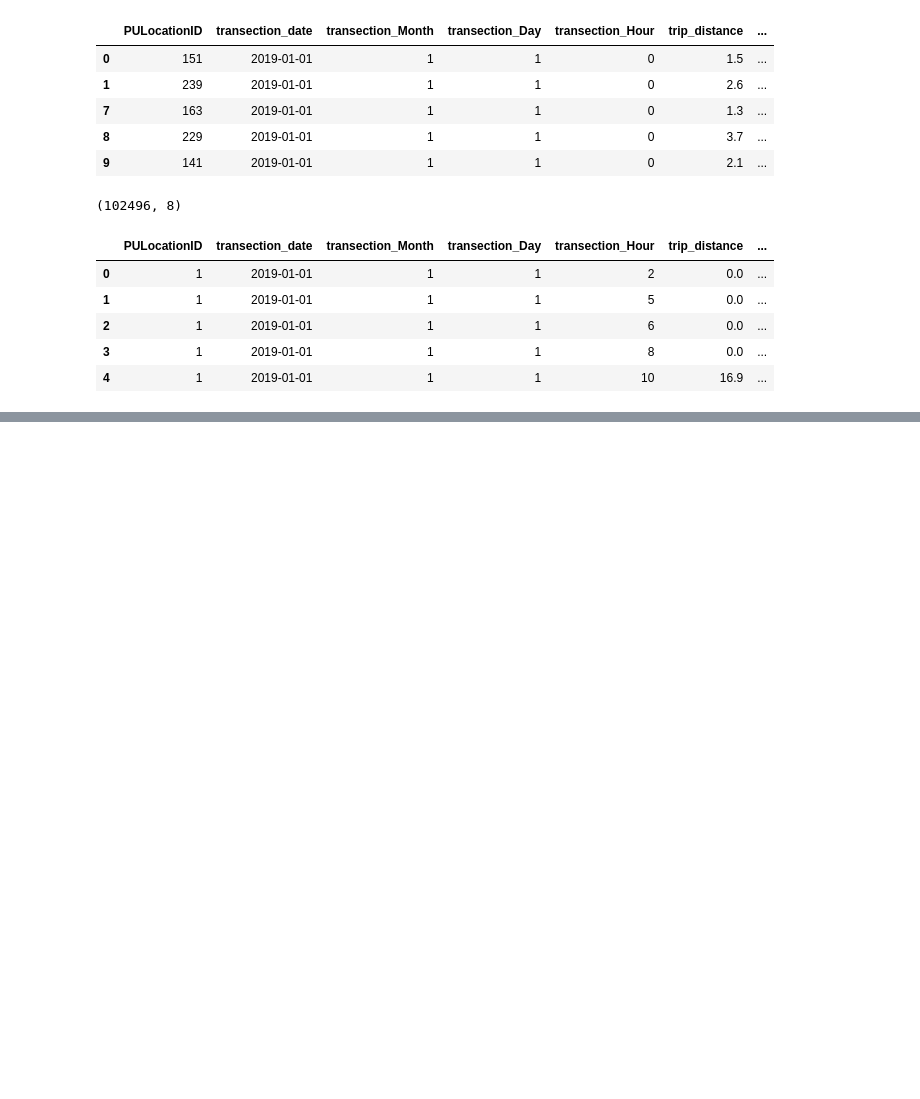
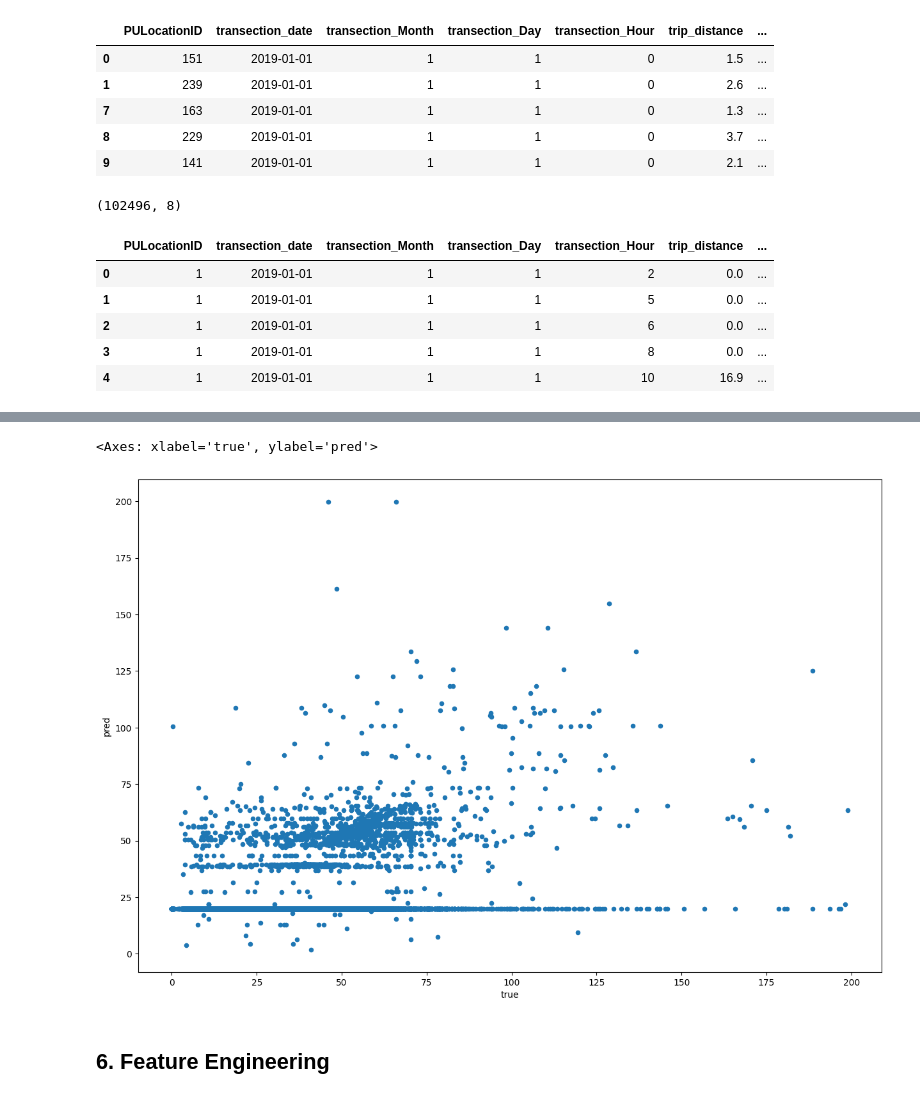
Before and after one commit to umerghafoor/TLC-Trip-Record-Data-Analysis, a Jupyter notebook: main.ipynb, the cells around one changed output, grey strips where cells are left out. Saved outputs shown, nothing was run; the diff lists cells and outputs as text; code cells hidden in the pictures; blank space fills up the shorter version.

```diff
--- a/main.ipynb
+++ b/main.ipynb
@@ -300,0 +405,10 @@ aoifnoifnoieanf
+# %%
+data = {'true' : y_test_bench['total_amount'], 'pred' : y_pred_bench}
+result = pd.DataFrame(data)
+
+result.plot(kind='scatter', x='true', y='pred', figsize=(15,10))
+# %% [output]
+<Axes: xlabel='true', ylabel='pred'>
+[figure, added]
+# %% [markdown]
+## 6. Feature Engineering
```
Also changed, not shown: parts of 50 cells of this notebook.
